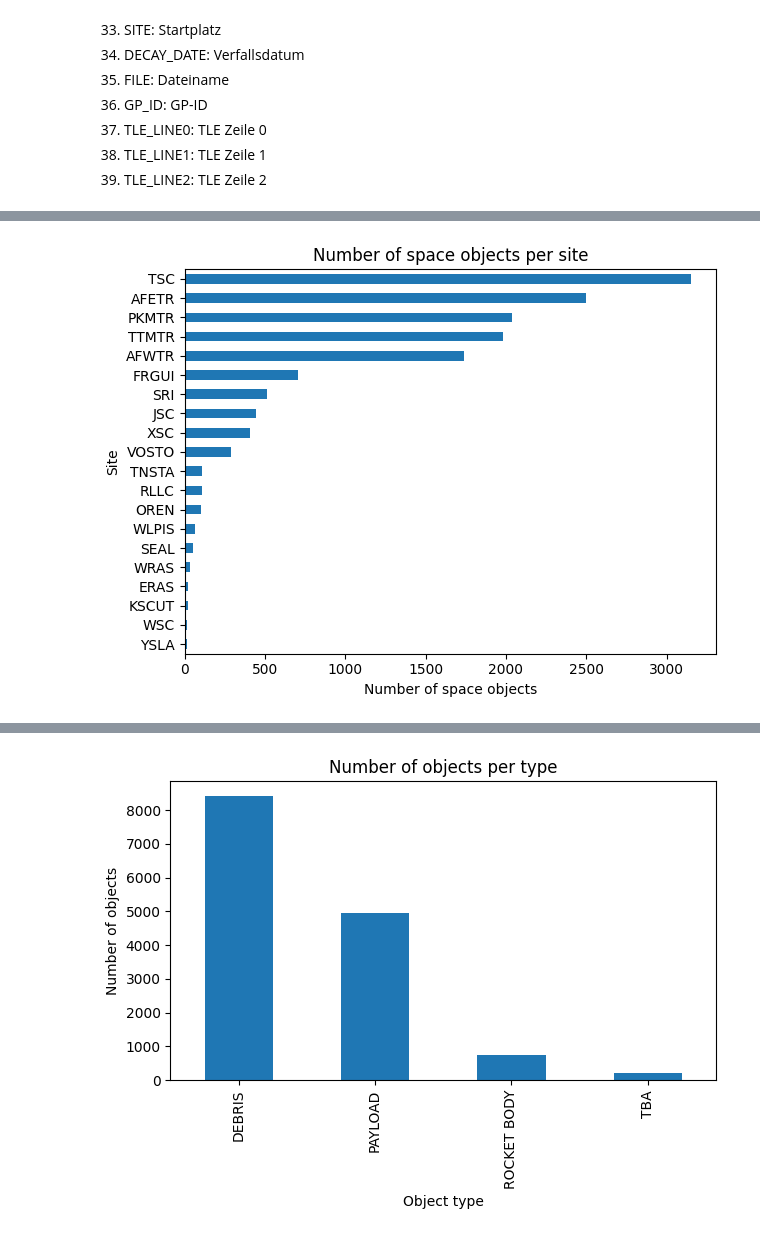
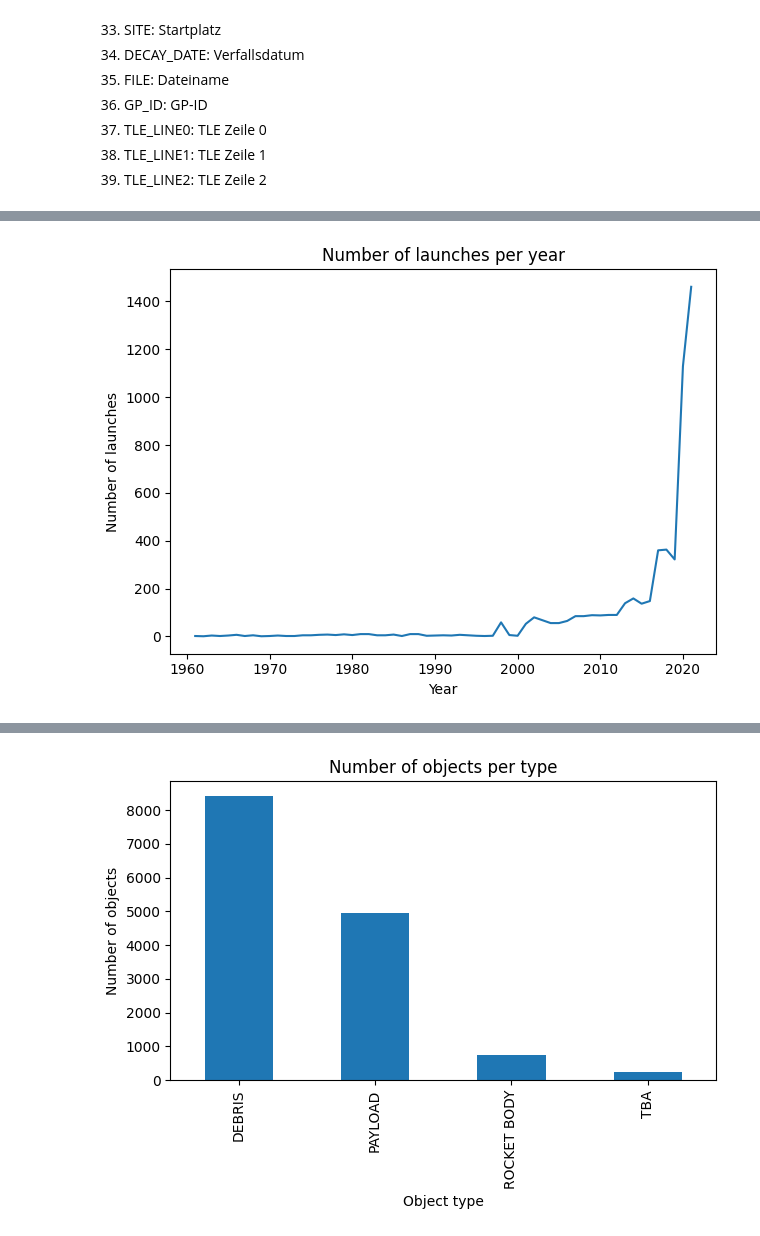
Before and after one commit to msi-se/stochastik-team7, a Jupyter notebook: satelite/satelite.ipynb, the cells around one changed output, grey strips where cells are left out. Drawn from its saved outputs; the diff is of its cells as text; code cells hidden in the pictures.

```diff
--- a/satelite/satelite.ipynb
+++ b/satelite/satelite.ipynb
@@ -47,12 +47,12 @@ import pandas as pd
 import matplotlib.pyplot as plt
 
 df = pd.read_csv('space_decay.csv')
-df = df.drop_duplicates(subset='OBJECT_ID')
+df_without_duplicates = df.drop_duplicates(subset='OBJECT_NAME')
 
 # plot number of space objects per country_code only for the top 10 countries
 # df['COUNTRY_CODE'].value_counts(ascending=True).tail(20).plot(kind='barh')
 
-df['COUNTRY_CODE'].value_counts(ascending=True).tail(20).plot(kind='barh')
+df_without_duplicates['COUNTRY_CODE'].value_counts(ascending=True).tail(20).plot(kind='barh')
 plt.xlabel('Number of space objects')
 plt.ylabel('Country code')
 plt.title('Number of space objects per country code')
@@ -72,9 +72,10 @@ plt.show()
 # %%
-df['SITE'].value_counts(ascending=True).tail(20).plot(kind='barh')
-plt.xlabel('Number of space objects')
-plt.ylabel('Site')
-plt.title('Number of space objects per site')
+# count number of launches per year and plot
+df_without_duplicates['LAUNCH_DATE'].value_counts().sort_index().plot()
+plt.xlabel('Year')
+plt.ylabel('Number of launches')
+plt.title('Number of launches per year')
 plt.tight_layout()
 plt.show()
 # %% [output]
-[figure, old version]
+[figure, new version]
```
Also changed, not shown: parts of 11 cells of this notebook.
